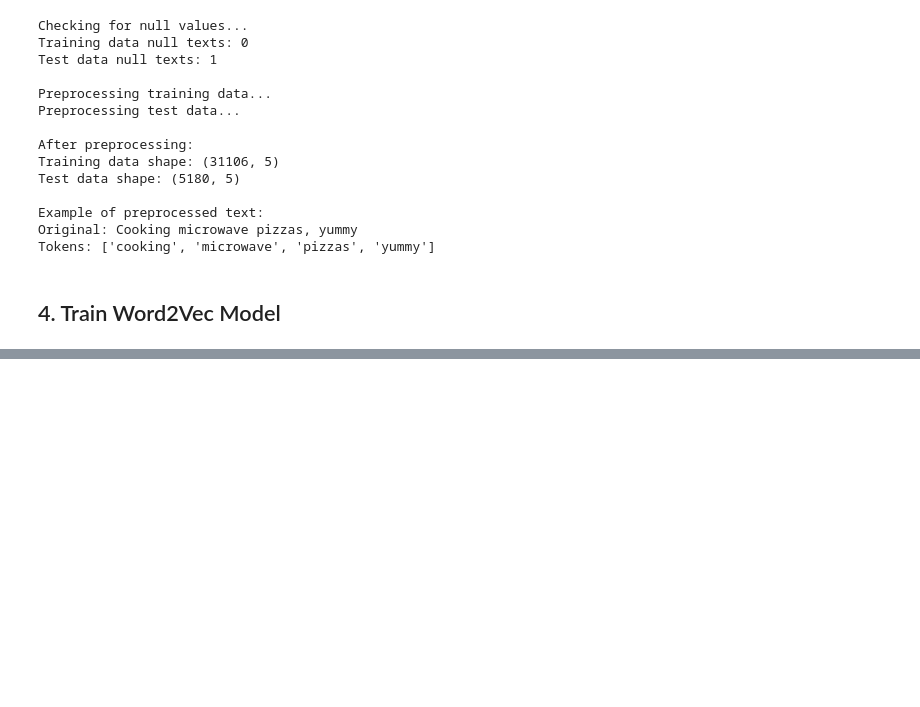
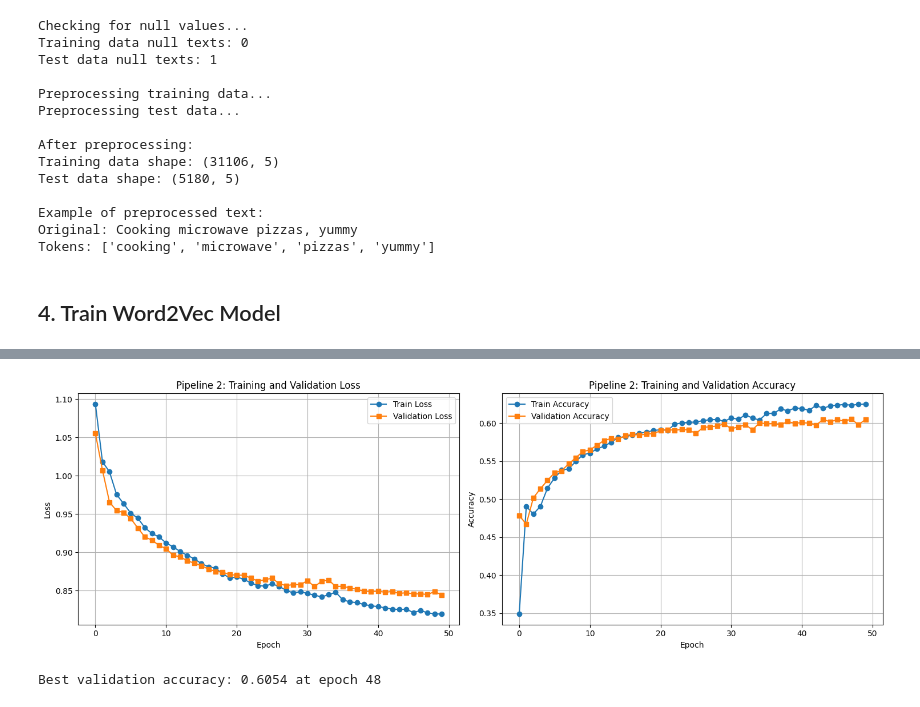
Before and after one commit to Kimbohy/sentiment-analysis-pipelines, a Jupyter notebook: sentiment_analysis_pipelines.ipynb, the cells around one changed output, grey strips where cells are left out. Saved outputs shown, nothing was run; the diff lists cells and outputs as text; code cells hidden in the pictures; blank space fills up the shorter version.

```diff
--- a/sentiment_analysis_pipelines.ipynb
+++ b/sentiment_analysis_pipelines.ipynb
@@ -428,15 +238,0 @@ Training complete!
-# %%
-# Evaluate Pipeline 2
-mlp_w2v.eval()
-with torch.no_grad():
-    outputs = mlp_w2v(X_test_tensor)
-    _, y_pred_mlp_w2v = torch.max(outputs, 1)
-    y_pred_mlp_w2v = y_pred_mlp_w2v.cpu().numpy()
-
-accuracy_mlp_w2v = accuracy_score(y_test, y_pred_mlp_w2v)
-print(f"\n{'='*60}")
-print(f"Pipeline 2: Word2Vec + MLP")
-print(f"{'='*60}")
-print(f"Accuracy: {accuracy_mlp_w2v:.4f}")
-print(f"\nClassification Report:")
-print(classification_report(y_test, y_pred_mlp_w2v))
@@ -813,0 +613,29 @@ This notebook implemented and compared three different approaches for multiclass
+# %%
+# Plot training history
+fig, axes = plt.subplots(1, 2, figsize=(15, 5))
+
+# Plot losses
+axes[0].plot(train_losses_p2, label='Train Loss', marker='o')
+axes[0].plot(val_losses_p2, label='Validation Loss', marker='s')
+axes[0].set_xlabel('Epoch')
+axes[0].set_ylabel('Loss')
+axes[0].set_title('Pipeline 2: Training and Validation Loss')
+axes[0].legend()
+axes[0].grid(True)
+
+# Plot accuracies
+axes[1].plot(train_accuracies_p2, label='Train Accuracy', marker='o')
+axes[1].plot(val_accuracies_p2, label='Validation Accuracy', marker='s')
+axes[1].set_xlabel('Epoch')
+axes[1].set_ylabel('Accuracy')
+axes[1].set_title('Pipeline 2: Training and Validation Accuracy')
+axes[1].legend()
+axes[1].grid(True)
+
+plt.tight_layout()
+plt.show()
+
+print(f"Best validation accuracy: {max(val_accuracies_p2):.4f} at epoch {val_accuracies_p2.index(max(val_accuracies_p2)) + 1}")
+# %% [output]
+[figure, added]
+Best validation accuracy: 0.6054 at epoch 48
```
Also changed, not shown: parts of 50 cells of this notebook.
